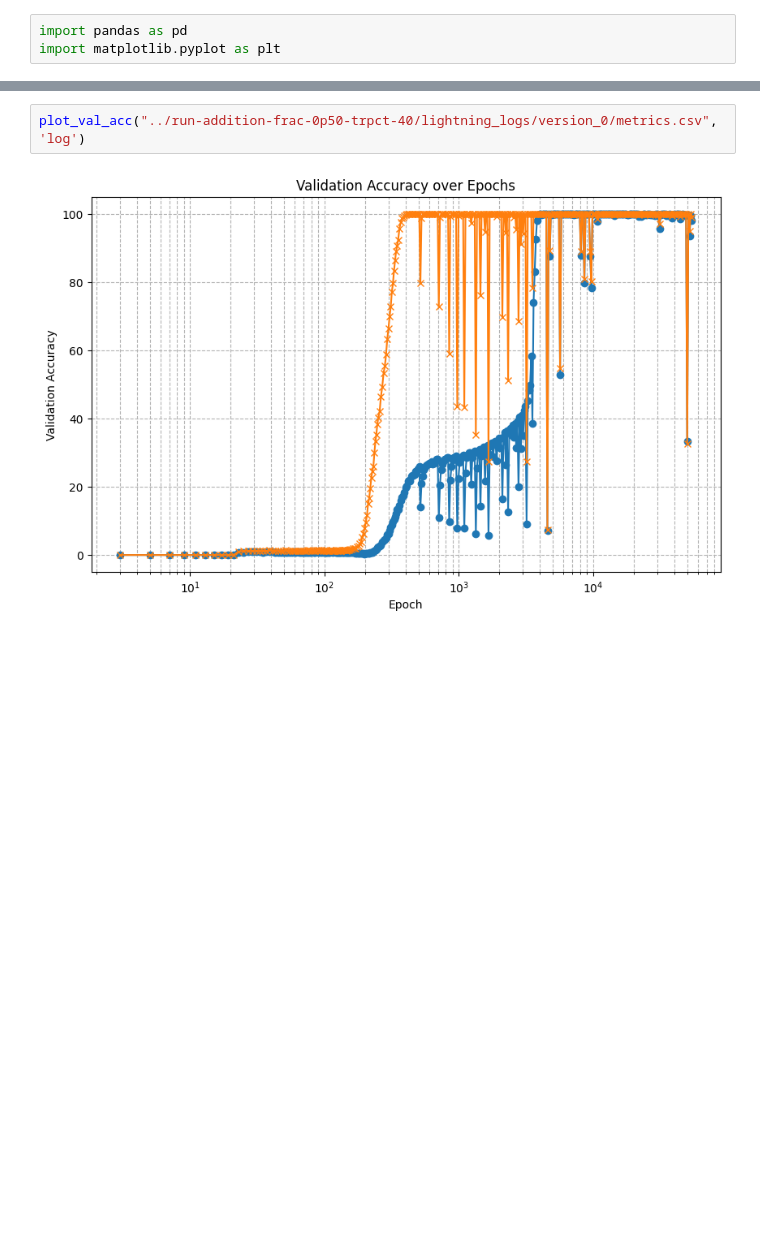
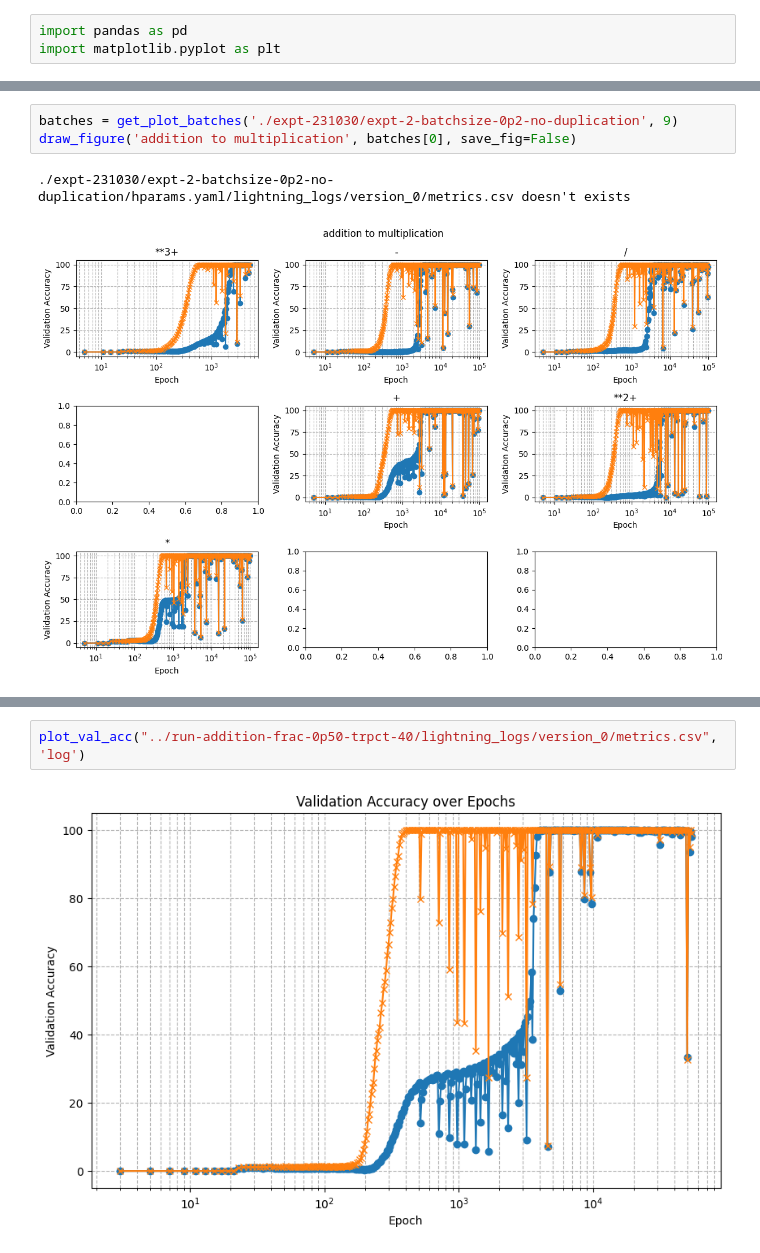
Before and after one commit to cybaj/openai-grok, a Jupyter notebook: nbs/expt.ipynb, the cells around one changed output, grey strips where cells are left out. Saved outputs shown, nothing was run; the diff lists cells and outputs as text; blank space fills up the shorter version.

```diff
--- a/nbs/expt.ipynb
+++ b/nbs/expt.ipynb
@@ -21,0 +101,6 @@ def plot_val_acc(csvpath, scale='arithmetic'):
+# %%
+batches = get_plot_batches('./expt-231030/expt-2-batchsize-0p2-no-duplication', 9)
+draw_figure('addition to multiplication', batches[0], save_fig=False)
+# %% [output]
+./expt-231030/expt-2-batchsize-0p2-no-duplication/hparams.yaml/lightning_logs/version_0/metrics.csv doesn't exists
+[figure, added]
```
Also changed, not shown: parts of 30 cells of this notebook.
